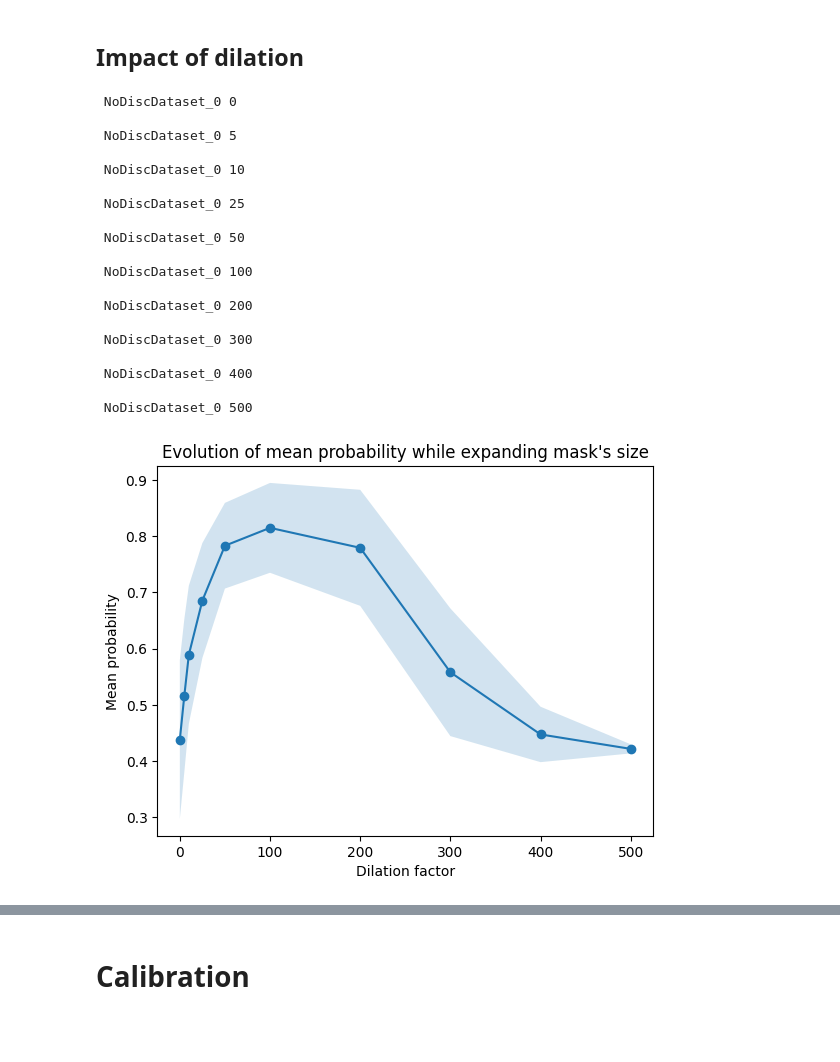
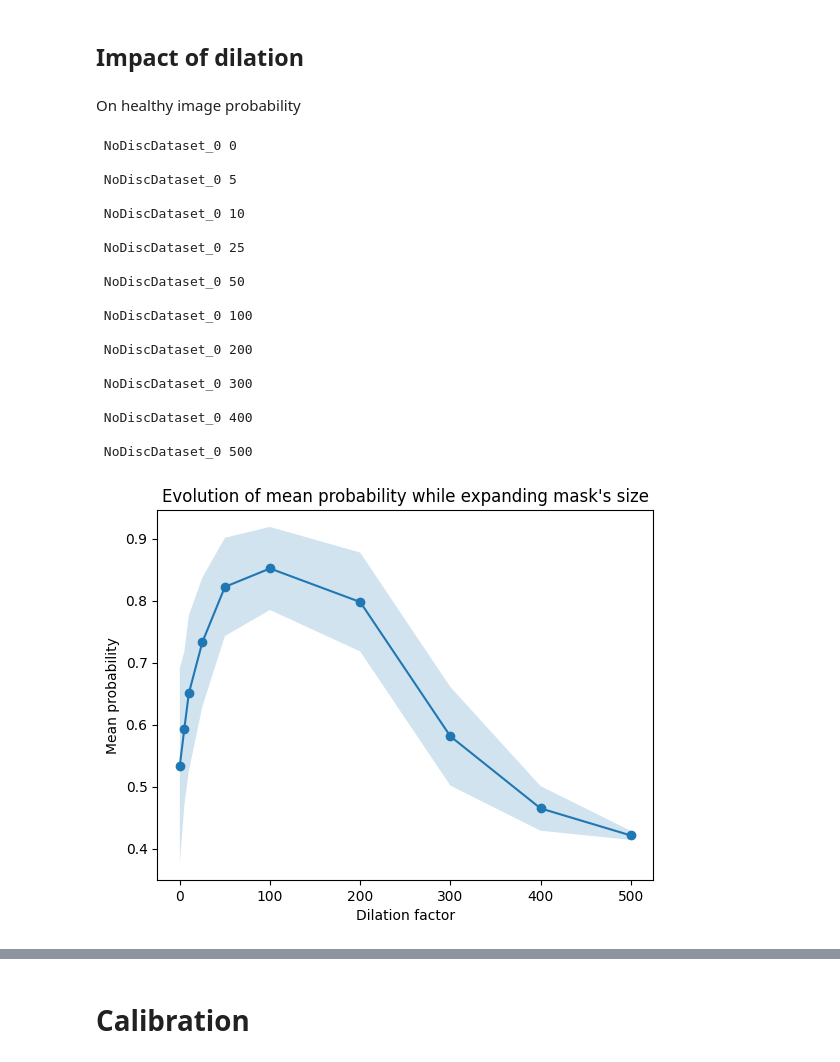
Before and after one commit to TheoSourget/MMC_Masking_EyeFundus, a Jupyter notebook: notebooks/5_performance_metrics.ipynb, the cells around one changed output, grey strips where cells are left out. Drawn from its saved outputs; the diff is of its cells as text; code cells hidden in the pictures; blank space fills up the shorter version.

```diff
--- a/notebooks/5_performance_metrics.ipynb
+++ b/notebooks/5_performance_metrics.ipynb
@@ -110,6 +110,8 @@ for class_label in mean_auc_per_class.index.get_level_values('class').unique():
 [figure]
 # %% [markdown]
 ## Impact of dilation
+# %% [markdown]
+On healthy image probability
 # %%
 from operator import index
 import click
@@ -137,7 +139,7 @@ from sklearn.metrics import RocCurveDisplay
 DEVICE = torch.device("cuda" if torch.cuda.is_available() else "cpu")
 
 
-def get_mean_std_proba(model,valid_dataloader):
+def get_mean_std_proba(model,valid_dataloader,dilation):
     model.to(DEVICE)
     model.eval()
     lst_labels = []
@@ -146,7 +148,7 @@ def get_mean_std_proba(model,valid_dataloader):
     with torch.no_grad():
         for i, data in enumerate(valid_dataloader, 0):
             inputs, labels = data
-            if sum(labels) != 0:
+            if sum(labels) == 0:
                 continue
             inputs,labels = inputs.float().to(DEVICE), torch.Tensor(np.array(labels)).float().to(DEVICE)
             outputs = model(inputs)
@@ -158,6 +160,10 @@ def get_mean_std_proba(model,valid_dataloader):
         lst_labels = np.array(lst_labels)
         lst_preds = np.array(lst_preds)
         lst_probas = np.array(lst_probas)
+        dict_val = {"labels":lst_labels[:,0],"probas":lst_probas[:,0],"preds":lst_preds[:,0]}
+        df = pd.DataFrame(dict_val).sort_values(by=['probas'])
+        df.to_csv(f"./preds_glaucoma_{dilation}.csv")
+
     return np.mean(lst_probas),np.std(lst_probas)
 
 def main():
@@ -176,13 +182,6 @@ def main():
     #Create k-fold for train/val
     stratified_group_kfold = StratifiedGroupKFold(n_splits=NB_FOLDS)
 
-    valid_params={
-        "Normal":{"masking_spread":None,"inverse_roi":False,"bounding_box":False},
-        "NoDisc":{"masking_spread":0,"inverse_roi":False,"bounding_box":False},
-        "NoDiscBB":{"masking_spread":0,"inverse_roi":False,"bounding_box":True},
-        "OnlyDisc":{"masking_spread":0,"inverse_roi":True,"bounding_box":False},
-        "OnlyDiscBB":{"masking_spread":0,"inverse_roi":True,"bounding_box":True}
-    }
     lst_dilation = [0,5,10,25,50,100,200,300,400,500]
     mean_probas = []
     std_probas = []
@@ -219,7 +218,7 @@ def main():
             except FileNotFoundError as e:
                 print("No model saved for fold",i)
                 continue
-            mean,std = get_mean_std_proba(model,valid_dataloader)
+            mean,std = get_mean_std_proba(model,valid_dataloader,dilation_factor)
             mean_probas.append(mean)
             std_probas.append(std)
             break
@@ -230,32 +229,32 @@ def main():
     plt.figure()
     plt.plot(lst_dilation,mean_probas,marker="o")
     plt.fill_between(lst_dilation, mean_probas-std_probas, mean_probas+std_probas,alpha=0.2)
     plt.title("Evolution of mean probability while expanding mask's size")
     plt.xlabel("Dilation factor")
     plt.ylabel("Mean probability")
-    plt.savefig("../reports/figures/mean_proba_dilation.png")
+    # plt.savefig("../reports/figures/mean_proba_dilation.png")
     plt.show()
 if __name__ == '__main__':
     load_dotenv(find_dotenv())
     main()
 # %% [output]
  NoDiscDataset_0 0
 
  NoDiscDataset_0 5
 
  NoDiscDataset_0 10
 
  NoDiscDataset_0 25
 
  NoDiscDataset_0 50
 
  NoDiscDataset_0 100
 
  NoDiscDataset_0 200
 
  NoDiscDataset_0 300
 
  NoDiscDataset_0 400
 
  NoDiscDataset_0 500
-[figure, old version]
+[figure, new version]
```
Also changed, not shown: parts of 9 cells of this notebook, 34 other files.
